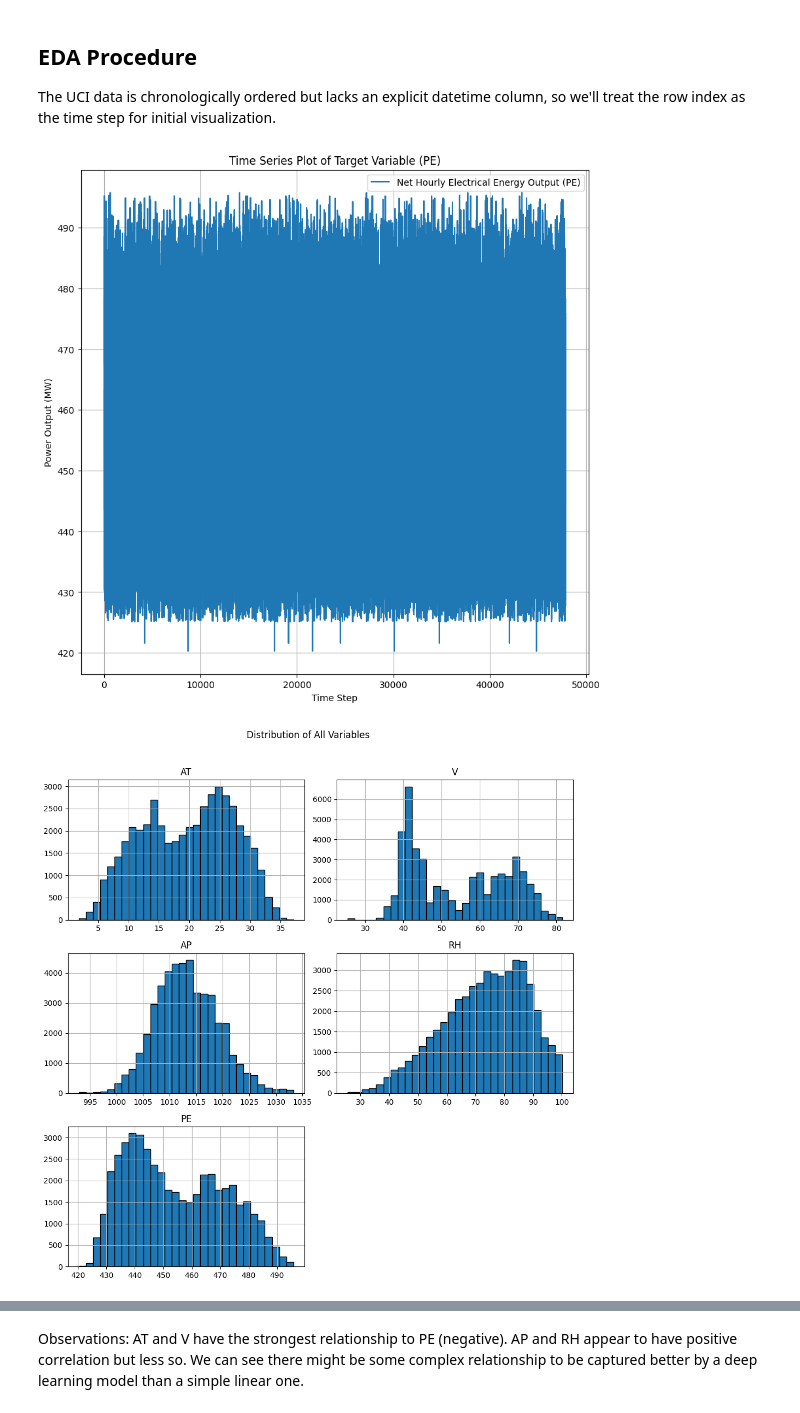
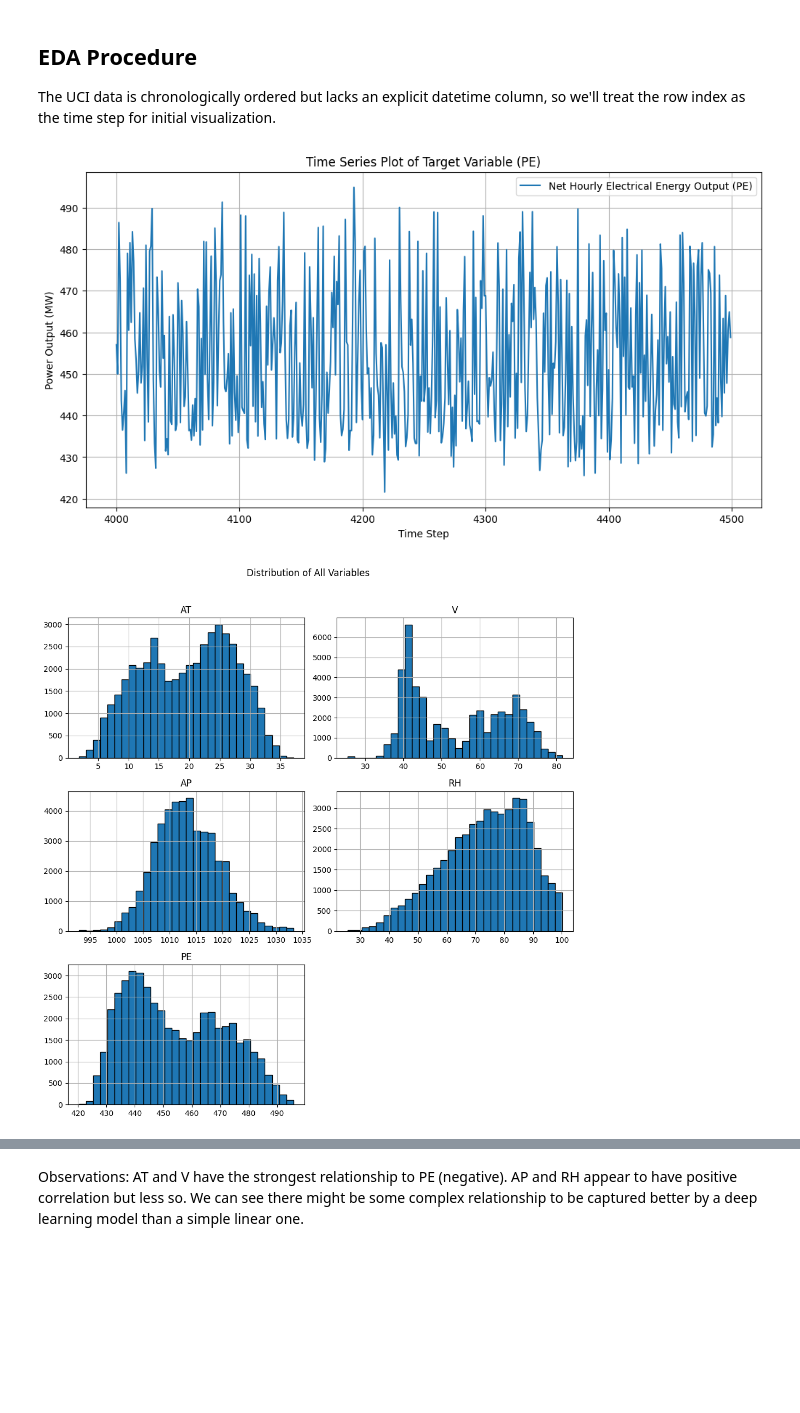
Before and after one commit to sseggeb/Deep_Learning, a Jupyter notebook: Notebook.ipynb, the cells around one changed output, grey strips where cells are left out. Drawn from its saved outputs; the diff is of its cells as text; code cells hidden in the pictures; blank space fills up the shorter version.

Commit message:
Kaggle Notebook | Predictive_Modeling_Power_Plant_Output | Version 2

```diff
--- a/Notebook.ipynb
+++ b/Notebook.ipynb
@@ -111,37 +111,36 @@ import seaborn as sns
 # %%
 # Time Series Visualization of Target Variable
 # Plots PE against the index.
-plt.figure(figsize=(10,10))
-plt.plot(df.index, df['PE'], label = 'Net Hourly Electrical Energy Output (PE)')
+plt.figure(figsize=(12,6))
+plt.plot(df.index[4000:4500], df['PE'][4000:4500], label = 'Net Hourly Electrical Energy Output (PE)')
 plt.title('Time Series Plot of Target Variable (PE)')
 plt.xlabel('Time Step')
 plt.ylabel('Power Output (MW)')
 plt.grid(True)
 plt.legend()
 plt.show()
 
 # Distribution of Features
-# Plot histograms to see the spread and shape of each variable.
 df.hist(figsize=(10, 10), bins=30, edgecolor='black')
 plt.suptitle('Distribution of All Variables', y=1.02)
 plt.tight_layout()
 
 # Heatmap of the correlation matrtix.  PE is most important, highlights which features have the strongest
 # linear relationship with target variable.
 correlation_matrix = df.corr()
 
-plt.figure(figsize=(10, 10))
+plt.figure(figsize=(6, 6))
 sns.heatmap(
     correlation_matrix,
     annot=True,
     cmap='coolwarm',
     fmt=".2f",
     linewidths=.5,
     cbar_kws={'label': 'Correlation Coefficient'}
 )
 plt.title('Correlation Matrix of All Variables')
 plt.tight_layout()
 plt.show()
 # %% [output]
-[figure, old version]
+[figure, new version]
 [figure]
```
Also changed, not shown: parts of 12 cells of this notebook.
